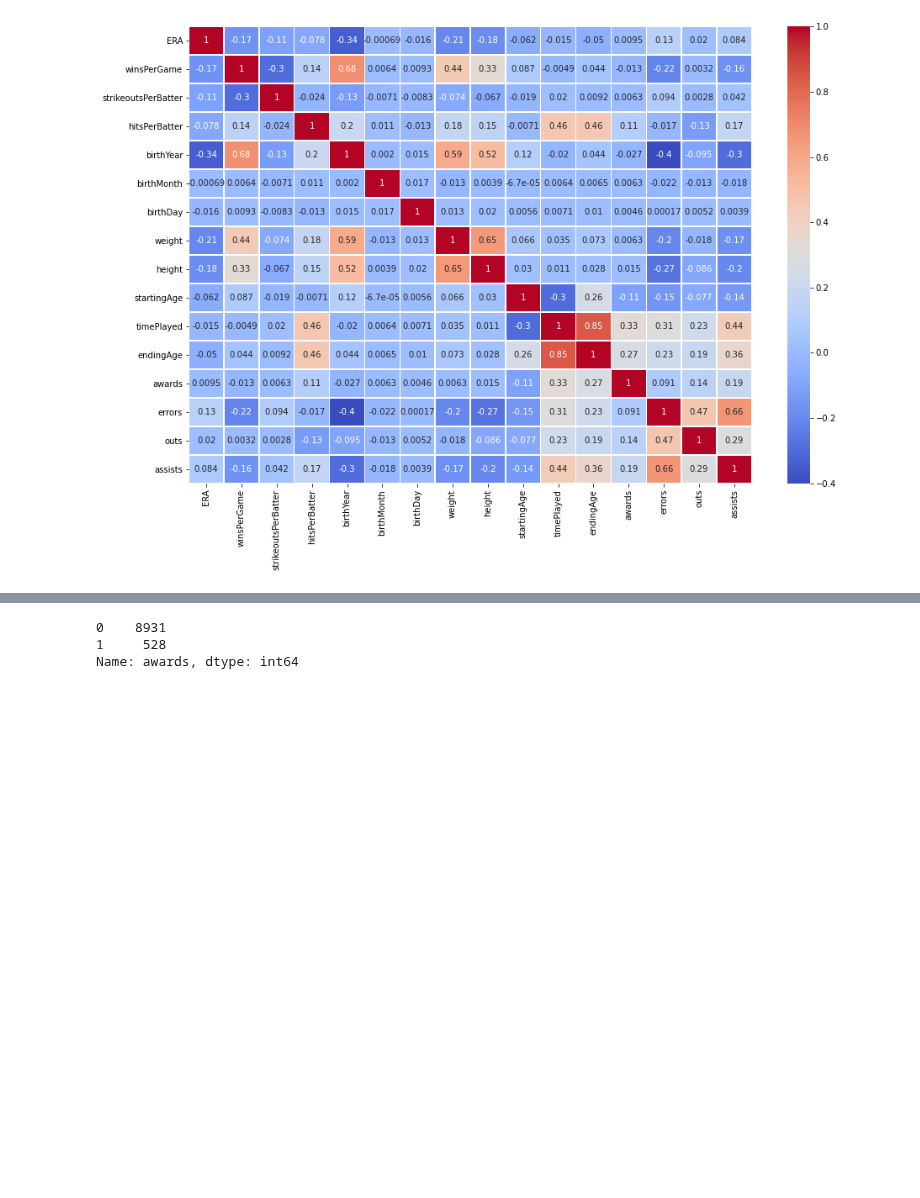
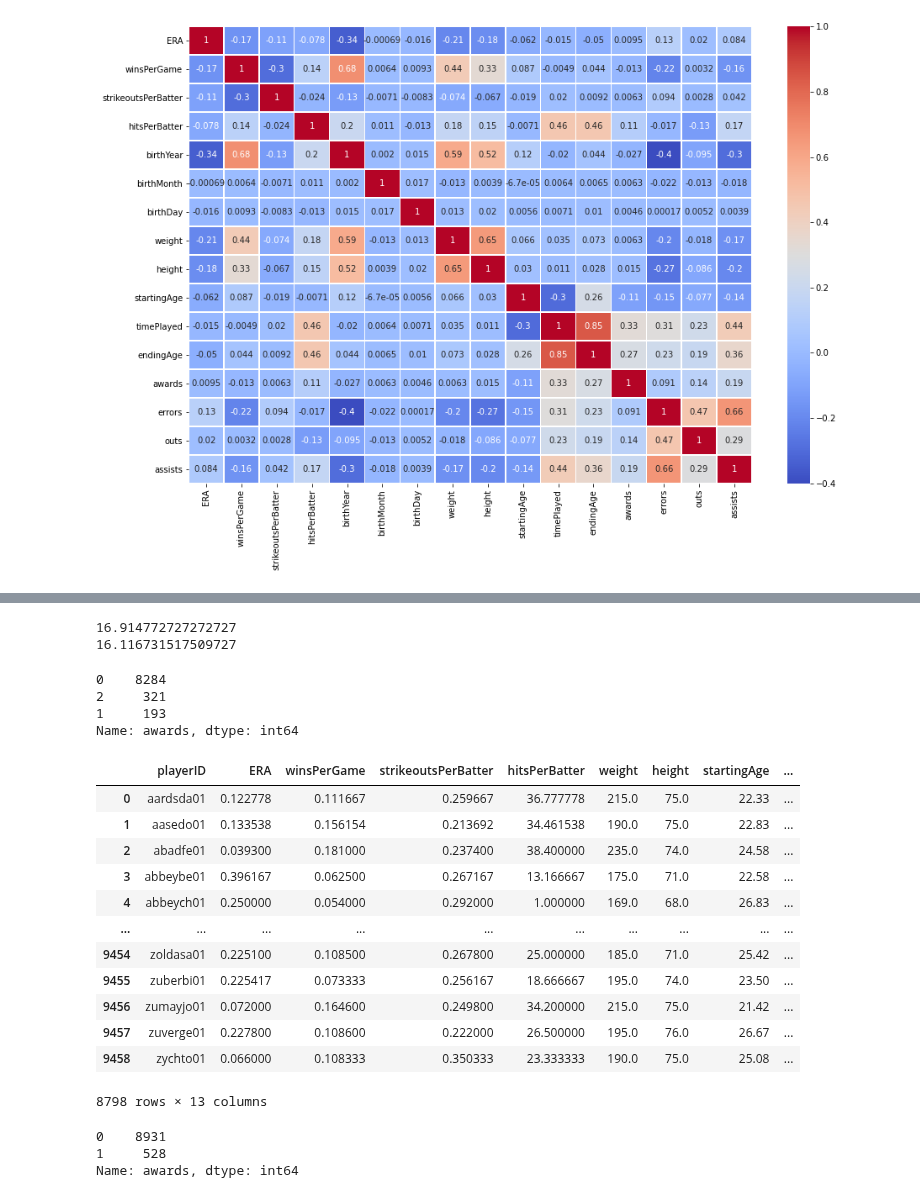
Before and after one commit to aradaha/Baseball-Stats-Project, a Jupyter notebook: Capstone2.ipynb, the cells around one changed output, grey strips where cells are left out. Drawn from its saved outputs; the diff is of its cells as text; code cells hidden in the pictures; blank space fills up the shorter version.

```diff
--- a/Capstone2.ipynb
+++ b/Capstone2.ipynb
@@ -98,0 +115,12 @@ FielderTest[~FielderTest.playerID.isin(Flist)]
+# %%
+Pitcher3 = Pitcher.copy()
+Pitcher3['awards'] = Pitcher3['awards'].where(Pitcher3['awards'] < 0.2, 1)
+P3 = Pitcher3['awards'].value_counts()
+print((P3[0])/(P3[1]))
+Pitcher4 = Pitcher2.copy()
+Pitcher4['awards'] = Pitcher4['awards'].where(Pitcher4['awards'] < 0.2, 1)
+P4 = Pitcher4['awards'].value_counts()
+print((P4[0])/(P4[1]))
+# %% [output]
+16.914772727272727
+16.116731517509727
@@ -98,0 +130,27 @@ FielderTest[~FielderTest.playerID.isin(Flist)]
+# %%
+Pitcher2['awards'] = Pitcher2['awards'].where(Pitcher2['awards'] < 1.2, 2)
+Pitcher2['awards'].value_counts()
+# %% [output]
+0    8284
+2     321
+1     193
+Name: awards, dtype: int64
+# %%
+Pitcher2 = Pitcher.copy()
+Pitcher2['ERA'] = Pitcher2['ERA'].where(Pitcher2['ERA'] < .4, np.NaN)
+Pitcher2 = Pitcher2.dropna()
+Pitcher2
+# %% [output]
+|  | playerID | ERA | winsPerGame | strikeoutsPerBatter | hitsPerBatter | weight | height | startingAge | ... |
+| 0 | aardsda01 | 0.122778 | 0.111667 | 0.259667 | 36.777778 | 215.0 | 75.0 | 22.33 | ... |
+| 1 | aasedo01 | 0.133538 | 0.156154 | 0.213692 | 34.461538 | 190.0 | 75.0 | 22.83 | ... |
+| 2 | abadfe01 | 0.039300 | 0.181000 | 0.237400 | 38.400000 | 235.0 | 74.0 | 24.58 | ... |
+| 3 | abbeybe01 | 0.396167 | 0.062500 | 0.267167 | 13.166667 | 175.0 | 71.0 | 22.58 | ... |
+| 4 | abbeych01 | 0.250000 | 0.054000 | 0.292000 | 1.000000 | 169.0 | 68.0 | 26.83 | ... |
+| ... | ... | ... | ... | ... | ... | ... | ... | ... | ... |
+| 9454 | zoldasa01 | 0.225100 | 0.108500 | 0.267800 | 25.000000 | 185.0 | 71.0 | 25.42 | ... |
+| 9455 | zuberbi01 | 0.225417 | 0.073333 | 0.256167 | 18.666667 | 195.0 | 74.0 | 23.50 | ... |
+| 9456 | zumayjo01 | 0.072000 | 0.164600 | 0.249800 | 34.200000 | 215.0 | 75.0 | 21.42 | ... |
+| 9457 | zuverge01 | 0.227800 | 0.108600 | 0.222000 | 26.500000 | 195.0 | 76.0 | 26.67 | ... |
+| 9458 | zychto01 | 0.066000 | 0.108333 | 0.350333 | 23.333333 | 190.0 | 75.0 | 25.08 | ... |
+8798 rows × 13 columns
```
Also changed, not shown: parts of 10 cells of this notebook.
